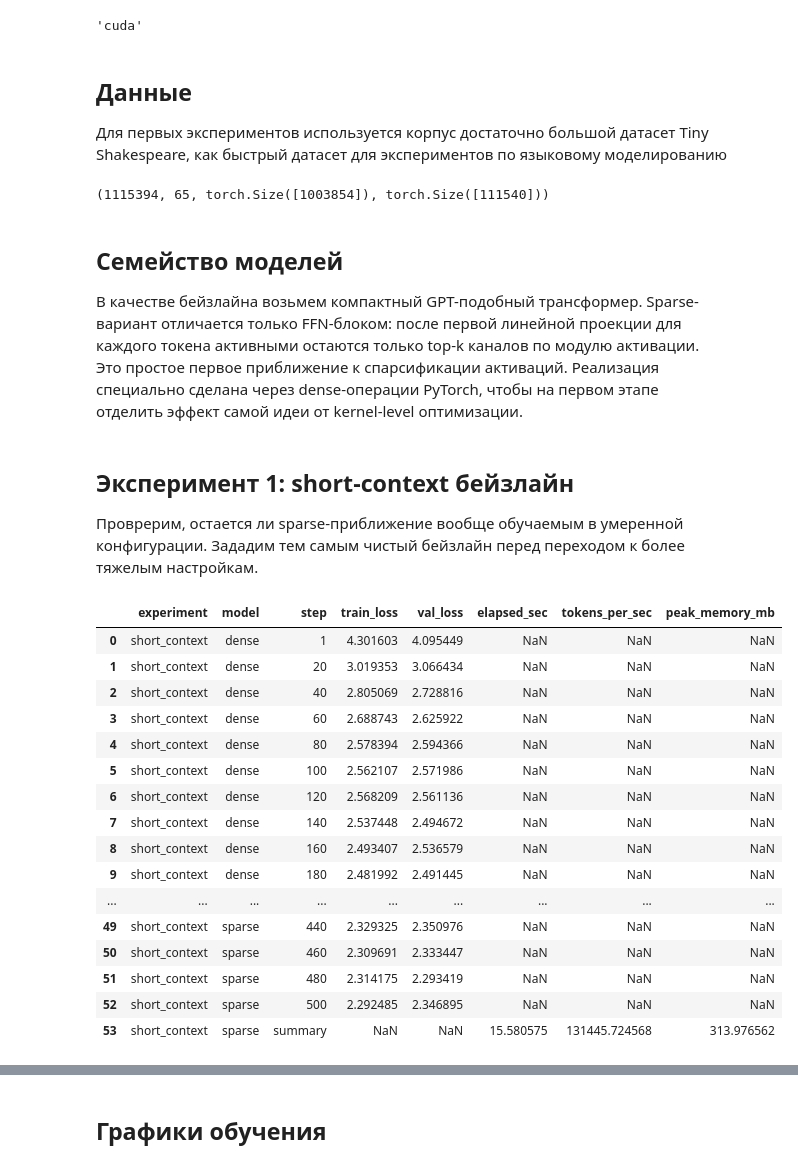
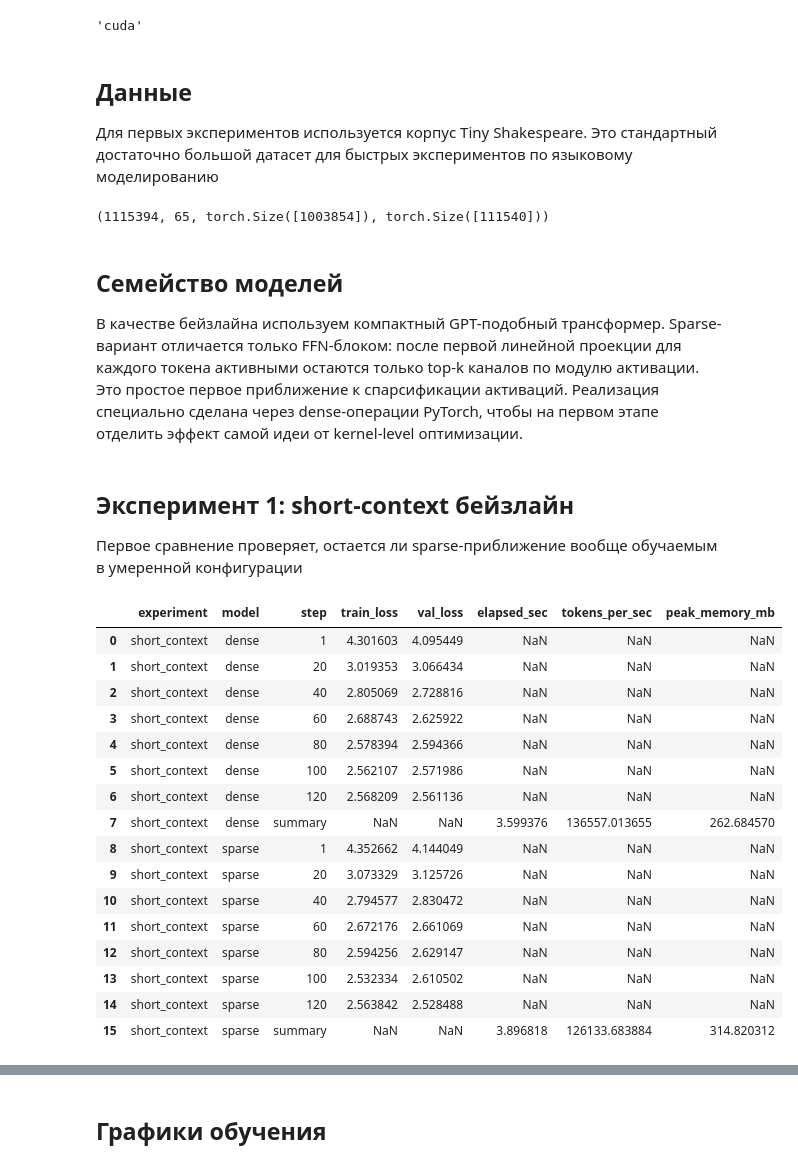
Before and after one commit to letit6E/sparse-gpt-research, a Jupyter notebook: first_experiment_sparse_nanogpt.ipynb, the cells around one changed output, grey strips where cells are left out. Cells and saved outputs as stored; diff of their text form; code cells hidden in the pictures.

```diff
--- a/first_experiment_sparse_nanogpt.ipynb
+++ b/first_experiment_sparse_nanogpt.ipynb
@@ -30,7 +32,7 @@ device
 # %% [markdown]
 ## Данные
 
-Для первых экспериментов используется корпус достаточно большой датасет Tiny Shakespeare, как быстрый датасет для экспериментов по языковому моделированию
+Для первых экспериментов используется корпус Tiny Shakespeare. Это стандартный достаточно большой датасет для быстрых экспериментов по языковому моделированию
 # %%
 data_dir = Path('data')
 data_dir.mkdir(exist_ok=True)
@@ -58,7 +60,7 @@ len(text), len(chars), train_data.shape, val_data.shape
 # %% [markdown]
 ## Семейство моделей
 
-В качестве бейзлайна возьмем компактный GPT-подобный трансформер. Sparse-вариант отличается только FFN-блоком: после первой линейной проекции для каждого токена активными остаются только top-k каналов по модулю активации. Это простое первое приближение к спарсификации активаций. Реализация специально сделана через dense-операции PyTorch, чтобы на первом этапе отделить эффект самой идеи от kernel-level оптимизации.
+В качестве бейзлайна используем компактный GPT-подобный трансформер. Sparse-вариант отличается только FFN-блоком: после первой линейной проекции для каждого токена активными остаются только top-k каналов по модулю активации. Это простое первое приближение к спарсификации активаций. Реализация специально сделана через dense-операции PyTorch, чтобы на первом этапе отделить эффект самой идеи от kernel-level оптимизации.
 # %%
 dropout = 0.1
 vocab_size = len(chars)
@@ -157,7 +159,7 @@ class TinyGPT(nn.Module):
 # %% [markdown]
 ## Эксперимент 1: short-context бейзлайн
 
-Проврерим, остается ли sparse-приближение вообще обучаемым в умеренной конфигурации. Зададим тем самым чистый бейзлайн перед переходом к более тяжелым настройкам.
+Первое сравнение проверяет, остается ли sparse-приближение вообще обучаемым в умеренной конфигурации
 # %%
 experiment_name = 'short_context'
 batch_size = 32
@@ -165,7 +167,7 @@ block_size = 128
 n_embd = 192
 n_head = 6
 n_layer = 4
-steps = 500
+steps = 120
 eval_interval = 20
 lr = 3e-4
 
@@ -204,40 +206,40 @@ for name, sparse_flag in [('dense', False), ('sparse', True)]:
                 'train_loss': loss.item(),
                 'val_loss': val_loss.item()
             })
     if device == 'cuda':
         torch.cuda.synchronize()
     elapsed = time.time() - start
     peak_memory_mb = torch.cuda.max_memory_allocated() / 1024**2 if device == 'cuda' else float('nan')
     tokens_processed = steps * batch_size * block_size
     results.append({
         'experiment': experiment_name,
         'model': name,
         'step': 'summary',
         'train_loss': float('nan'),
         'val_loss': float('nan'),
         'elapsed_sec': elapsed,
         'tokens_per_sec': tokens_processed / elapsed,
         'peak_memory_mb': peak_memory_mb
     })
 
 results_df = pd.DataFrame(results)
 results_df
 # %% [output]
 |  | experiment | model | step | train_loss | val_loss | elapsed_sec | tokens_per_sec | peak_memory_mb |
 | 0 | short_context | dense | 1 | 4.301603 | 4.095449 | NaN | NaN | NaN |
 | 1 | short_context | dense | 20 | 3.019353 | 3.066434 | NaN | NaN | NaN |
 | 2 | short_context | dense | 40 | 2.805069 | 2.728816 | NaN | NaN | NaN |
 | 3 | short_context | dense | 60 | 2.688743 | 2.625922 | NaN | NaN | NaN |
 | 4 | short_context | dense | 80 | 2.578394 | 2.594366 | NaN | NaN | NaN |
 | 5 | short_context | dense | 100 | 2.562107 | 2.571986 | NaN | NaN | NaN |
 | 6 | short_context | dense | 120 | 2.568209 | 2.561136 | NaN | NaN | NaN |
-| 7 | short_context | dense | 140 | 2.537448 | 2.494672 | NaN | NaN | NaN |
-| 8 | short_context | dense | 160 | 2.493407 | 2.536579 | NaN | NaN | NaN |
-| 9 | short_context | dense | 180 | 2.481992 | 2.491445 | NaN | NaN | NaN |
-| ... | ... | ... | ... | ... | ... | ... | ... | ... |
-| 49 | short_context | sparse | 440 | 2.329325 | 2.350976 | NaN | NaN | NaN |
-| 50 | short_context | sparse | 460 | 2.309691 | 2.333447 | NaN | NaN | NaN |
-| 51 | short_context | sparse | 480 | 2.314175 | 2.293419 | NaN | NaN | NaN |
-| 52 | short_context | sparse | 500 | 2.292485 | 2.346895 | NaN | NaN | NaN |
-| 53 | short_context | sparse | summary | NaN | NaN | 15.580575 | 131445.724568 | 313.976562 |
+| 7 | short_context | dense | summary | NaN | NaN | 3.599376 | 136557.013655 | 262.684570 |
+| 8 | short_context | sparse | 1 | 4.352662 | 4.144049 | NaN | NaN | NaN |
+| 9 | short_context | sparse | 20 | 3.073329 | 3.125726 | NaN | NaN | NaN |
+| 10 | short_context | sparse | 40 | 2.794577 | 2.830472 | NaN | NaN | NaN |
+| 11 | short_context | sparse | 60 | 2.672176 | 2.661069 | NaN | NaN | NaN |
+| 12 | short_context | sparse | 80 | 2.594256 | 2.629147 | NaN | NaN | NaN |
+| 13 | short_context | sparse | 100 | 2.532334 | 2.610502 | NaN | NaN | NaN |
+| 14 | short_context | sparse | 120 | 2.563842 | 2.528488 | NaN | NaN | NaN |
+| 15 | short_context | sparse | summary | NaN | NaN | 3.896818 | 126133.683884 | 314.820312 |
 # %% [markdown]
```
Also changed, not shown: parts of 27 cells of this notebook.
